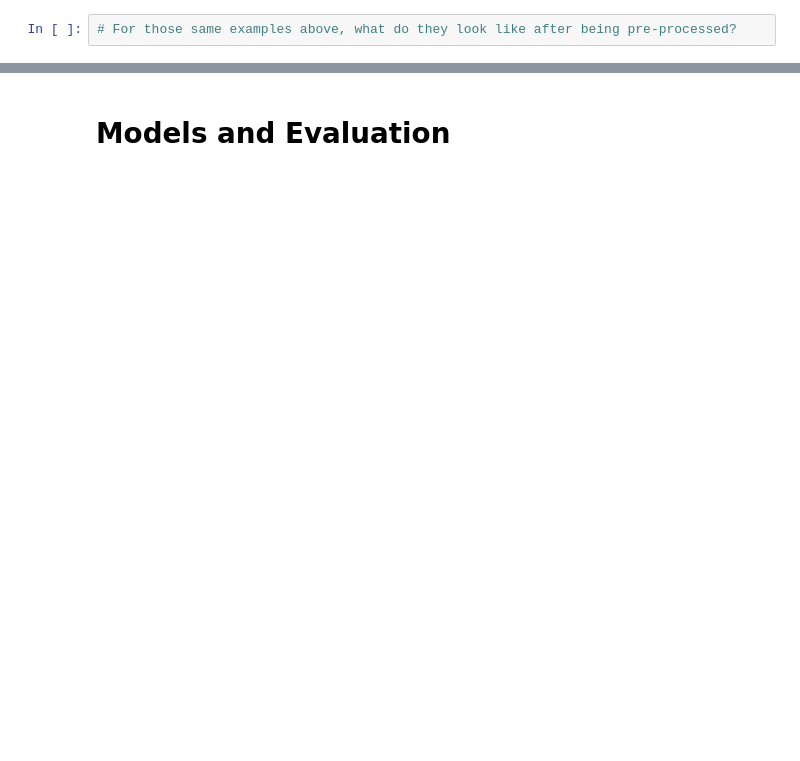
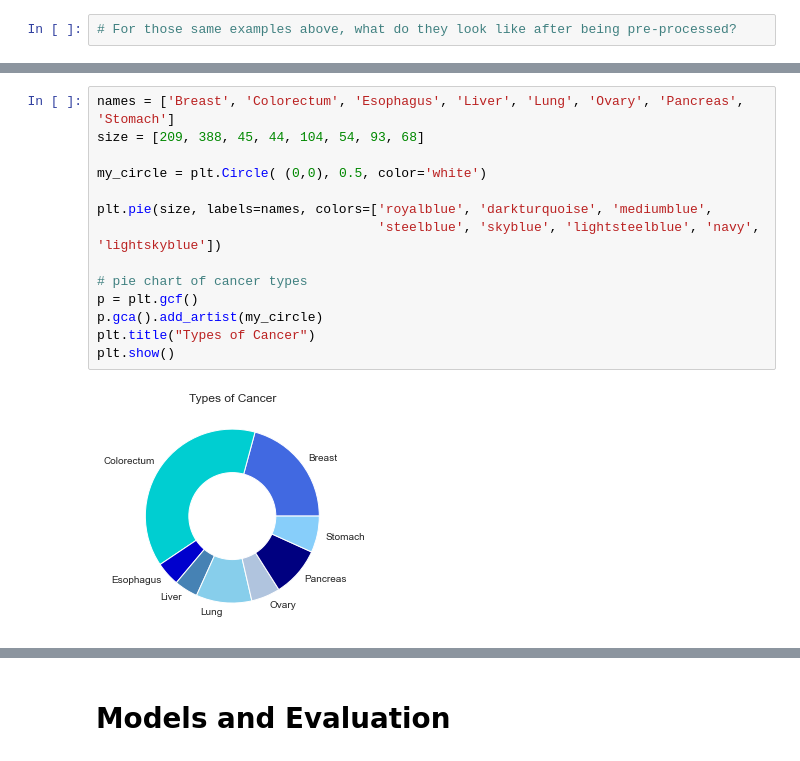
Before and after one commit to ChrisWilhelm/MachineLearningFinalProject, a Jupyter notebook: Final_Project_Submission_Template.ipynb, the cells around one changed output, grey strips where cells are left out. Saved outputs shown, nothing was run; the diff lists cells and outputs as text; blank space fills up the shorter version.

```diff
--- a/Final_Project_Submission_Template.ipynb
+++ b/Final_Project_Submission_Template.ipynb
@@ -75,0 +122,16 @@ Are your features continuous or categorical? How do you treat these features dif
+# %%
+names = ['Breast', 'Colorectum', 'Esophagus', 'Liver', 'Lung', 'Ovary', 'Pancreas', 'Stomach']
+size = [209, 388, 45, 44, 104, 54, 93, 68]
+
+my_circle = plt.Circle( (0,0), 0.5, color='white')
+
+plt.pie(size, labels=names, colors=['royalblue', 'darkturquoise', 'mediumblue',
+                                    'steelblue', 'skyblue', 'lightsteelblue', 'navy', 'lightskyblue'])
+
+# pie chart of cancer types
+p = plt.gcf()
+p.gca().add_artist(my_circle)
+plt.title("Types of Cancer")
+plt.show()
+# %% [output]
+[figure, added]
```
Also changed, not shown: parts of 27 cells of this notebook, 1 other file.
